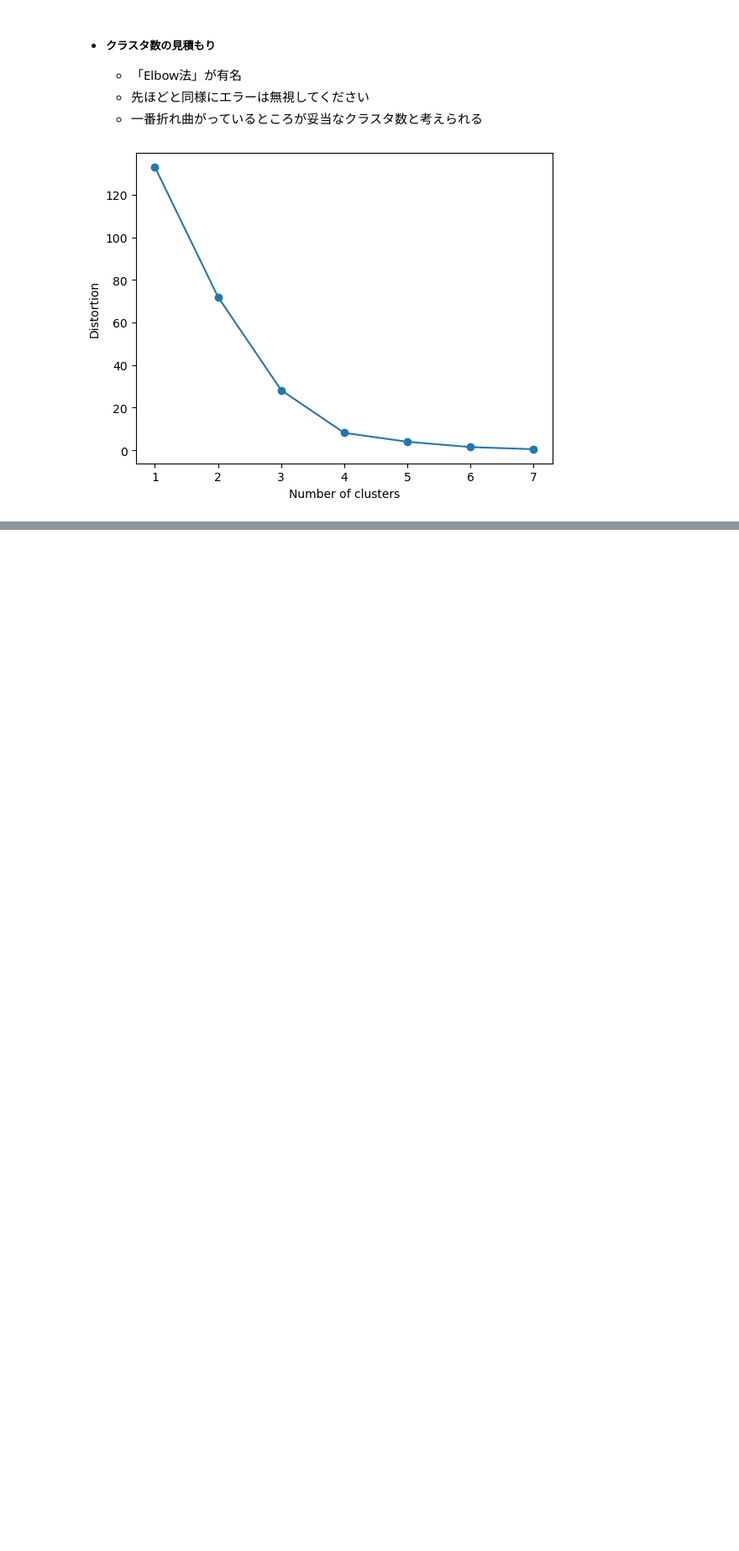
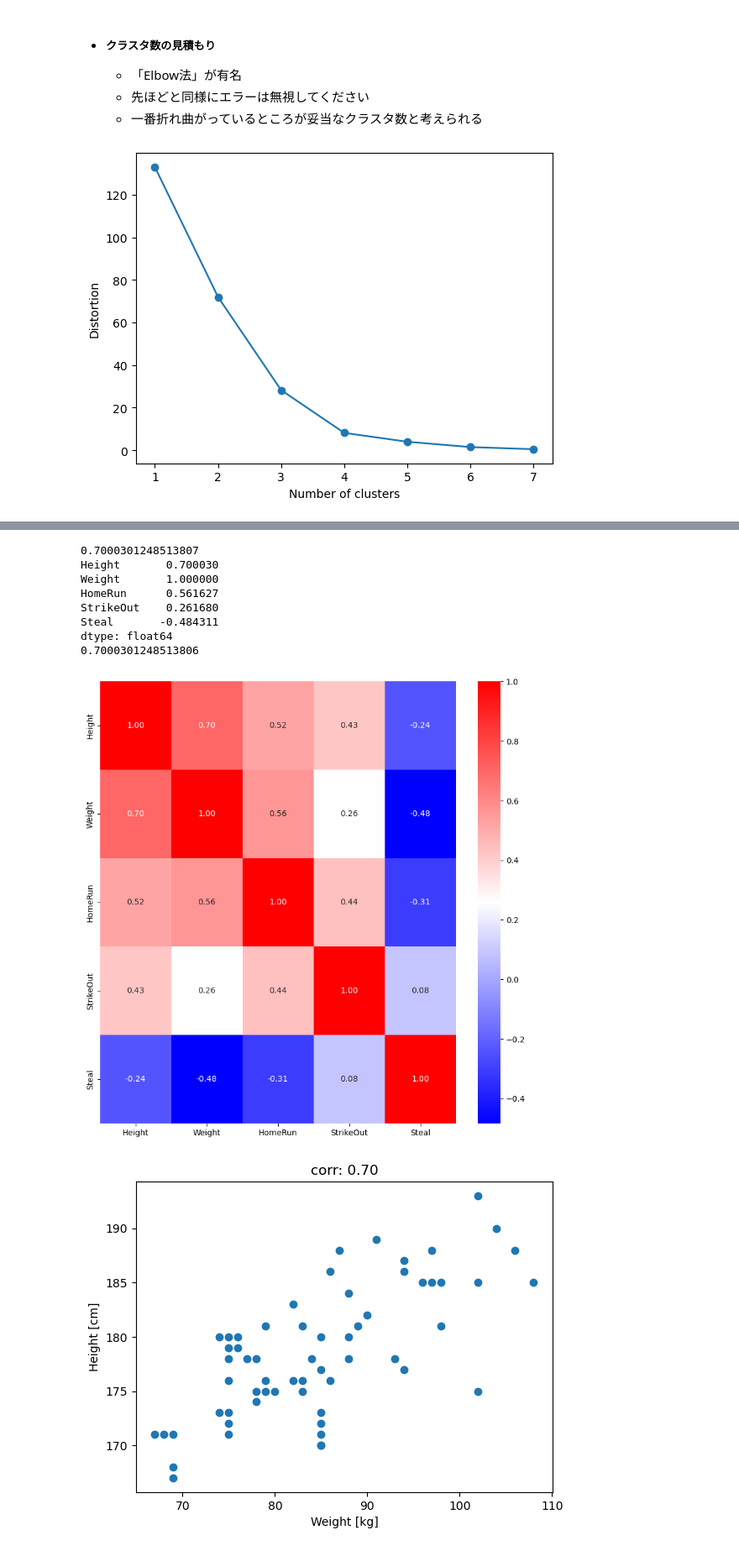
Before and after one commit to enbipaipu/cs3-2024, a Jupyter notebook: mid-test/matome.ipynb, the cells around one changed output, grey strips where cells are left out. Shown: that part at 84% size. Saved outputs shown, nothing was run; the diff lists cells and outputs as text; code cells hidden in the pictures; blank space fills up the shorter version.

```diff
--- a/mid-test/matome.ipynb
+++ b/mid-test/matome.ipynb
@@ -862,0 +886,28 @@ plt.show()
+# %%
+# 下準備
+csv_in = 'data/batting_npb2021.csv'
+df1 = pd.read_csv(csv_in, sep=',', skiprows=0, header=0)
+# %%
+# 全列総当たりの相関係数を計算
+df_corr = df1.corr()
+display(df_corr)
+print(df_corr.at['Weight', 'Height'])
+
+# 指定した列に対する相関係数を計算
+print(df1.corrwith(df1['Weight']))
+
+# WeightとHeightの相関係数を計算
+print(df1['Weight'].corr(df1['Height']))
+
+## ヒートマップの描画
+plt.figure(figsize=(10,10))
+sns.heatmap(df_corr, annot=True, fmt='.2f', cmap='bwr')
+plt.show()
+
+## 相関図を描写
+plt.scatter(df1['Weight'], df1['Height'])
+plt.title('corr: {:.2f}'.format(df_corr.at['Weight', 'Height']))
+plt.xlabel('Weight [kg]')
+plt.ylabel('Height [cm]')
+plt.show()
+# %% [output]
@@ -862,0 +920,10 @@ plt.show()
+0.7000301248513807
+Height       0.700030
+Weight       1.000000
+HomeRun      0.561627
+StrikeOut    0.261680
+Steal       -0.484311
+dtype: float64
+0.7000301248513806
+[figure, added]
+[figure, added]
```
Also changed, not shown: parts of 52 cells of this notebook, 43 other files.
